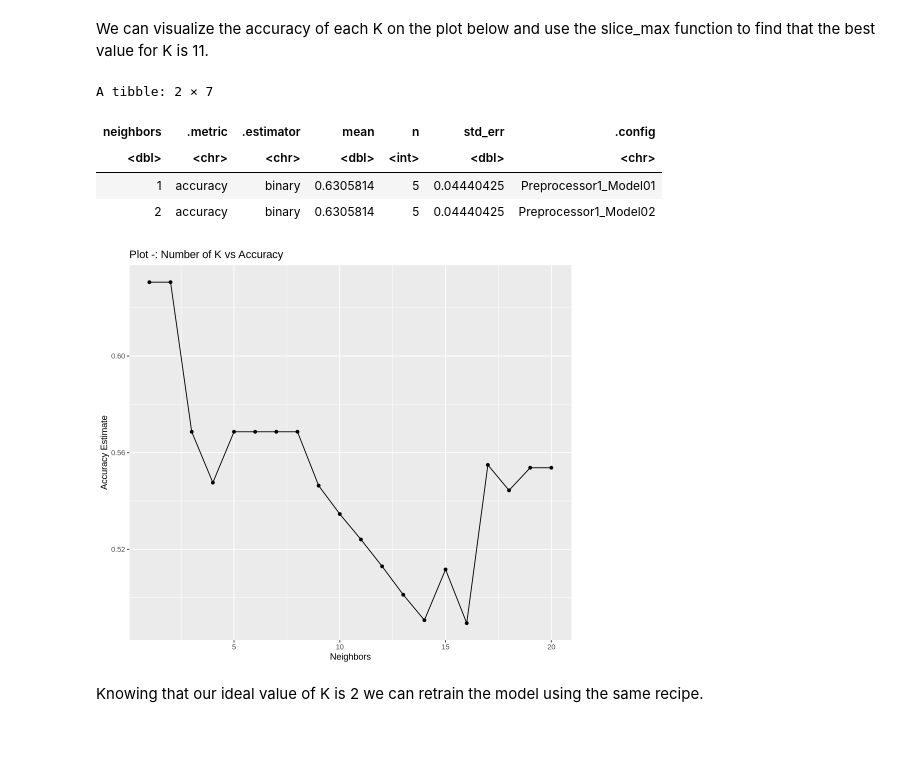
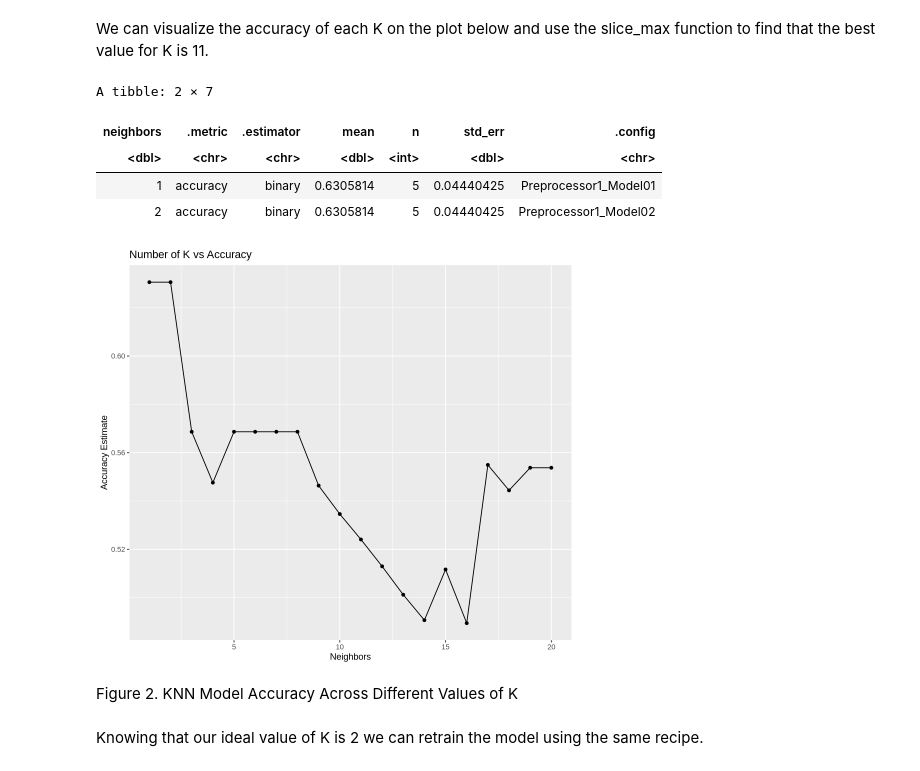
Before and after one commit to kendra2070/group_project, a Jupyter notebook: project_16.ipynb, the cells around one changed output. Cells and saved outputs as stored; diff of their text form; code cells hidden in the pictures; blank space fills up the shorter version.

Commit message:
added figure titles and discussion

```diff
--- a/project_16.ipynb
+++ b/project_16.ipynb
@@ -194,24 +178,26 @@ We can visualize the accuracy of each K on the plot below and use the slice_max
 # %%
 options(repr.plot.width = 8)
 accuracies <- knn_results |>
       filter(.metric == 'accuracy')
 
 accuracy_versus_k <- ggplot(accuracies, aes(x = neighbors, y = mean))+
       geom_point() +
       geom_line() +
       labs(x = "Neighbors", y = "Accuracy Estimate") +
-      ggtitle('Plot -: Number of K vs Accuracy')
+      ggtitle('Number of K vs Accuracy')
 accuracy_versus_k
 
 best_k <- slice_max(accuracies, order_by= mean, n=1)
 best_k
 # %% [output]
 A tibble: 2 × 7
 | neighbors | .metric | .estimator | mean | n | std_err | .config |
 | <dbl> | <chr> | <chr> | <dbl> | <int> | <dbl> | <chr> |
 | 1 | accuracy | binary | 0.6305814 | 5 | 0.04440425 | Preprocessor1_Model01 |
 | 2 | accuracy | binary | 0.6305814 | 5 | 0.04440425 | Preprocessor1_Model02 |
-[figure, old version]
+[figure, new version]
+# %% [markdown]
+Figure 2. KNN Model Accuracy Across Different Values of K
 # %% [markdown]
 Knowing that our ideal value of K is 2 we can retrain the model using the same recipe.
 # %%
```
Also changed, not shown: parts of 8 cells of this notebook.
